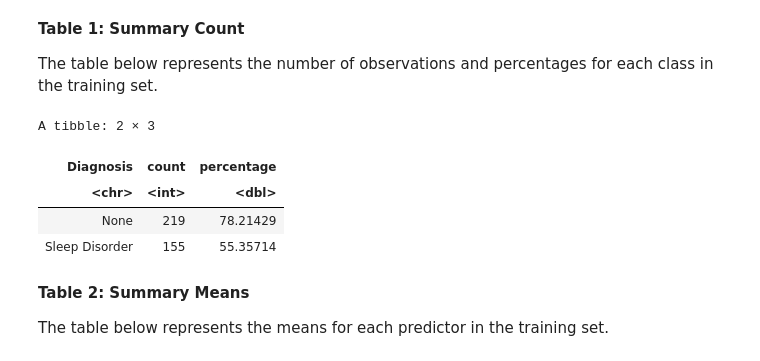
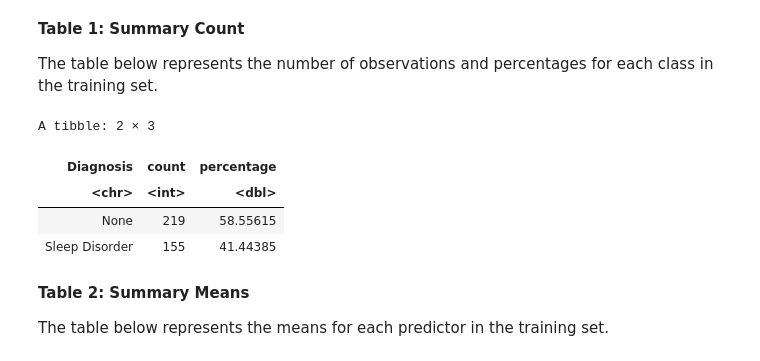
Before and after one commit to hlu10/group-18-dsci100, a Jupyter notebook: project_report.ipynb, the cells around one changed output. Drawn from its saved outputs; the diff is of its cells as text; code cells hidden in the pictures.

Commit message:
update table 1

```diff
--- a/project_report.ipynb
+++ b/project_report.ipynb
@@ -115,15 +115,15 @@ The table below represents the number of observations and percentages for each c
 # %%
 summary_table_1 <- tidy_sleep_data |>
   group_by(Diagnosis) |>
-  summarize(count = n(), percentage = n()/nrow(sleep_train)*100)
+  summarize(count = n(), percentage = n()/nrow(tidy_sleep_data)*100)
 
 summary_table_1
 # %% [output]
 A tibble: 2 × 3
 | Diagnosis | count | percentage |
 | <chr> | <int> | <dbl> |
-| None | 219 | 78.21429 |
-| Sleep Disorder | 155 | 55.35714 |
+| None | 219 | 58.55615 |
+| Sleep Disorder | 155 | 41.44385 |
 # %% [markdown]
 **Table 2: Summary Means**
 
```
